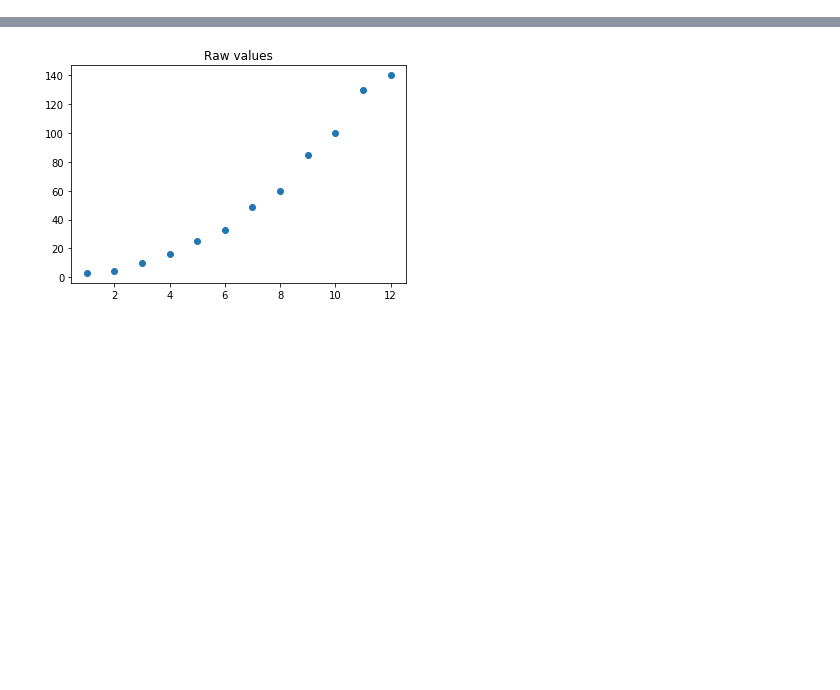
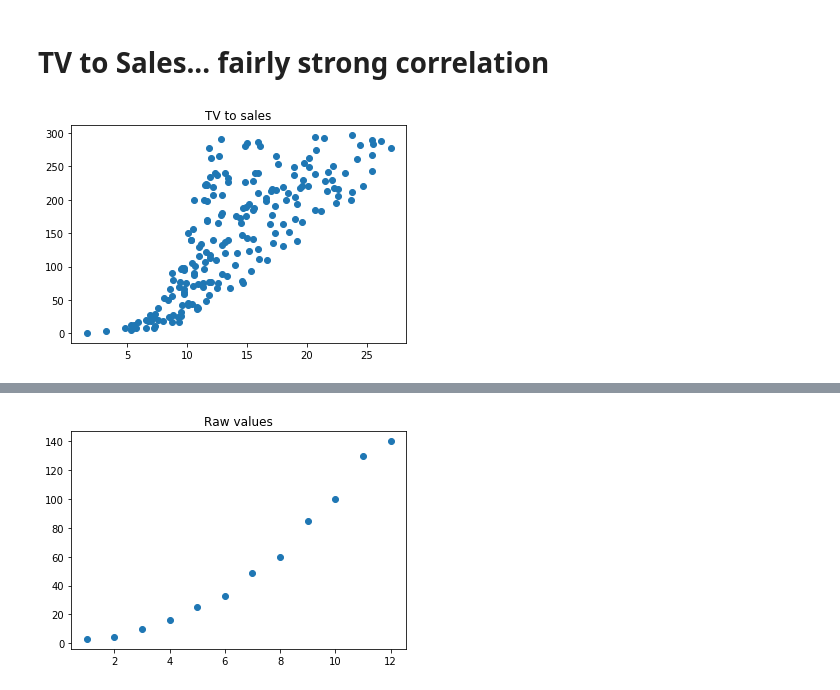
Before and after one commit to lgofish/U2Lesson3, a Jupyter notebook: U2L4-3.ipynb, the cells around one changed output, grey strips where cells are left out. Drawn from its saved outputs; the diff is of its cells as text; code cells hidden in the pictures; blank space fills up the shorter version.

```diff
--- a/U2L4-3.ipynb
+++ b/U2L4-3.ipynb
@@ -53,0 +61,13 @@ R-squared:
+# %% [markdown]
+# TV to Sales... fairly strong correlation
+# %%
+# Sample data.
+outcome = data['Sales']
+feature = data['TV']
+
+# Plot the data as-is. Looks a mite quadratic.
+plt.scatter(outcome, feature)
+plt.title('TV to sales')
+plt.show()
+# %% [output]
+[figure, added]
```
Also changed, not shown: parts of 20 cells of this notebook, 3 other files.
